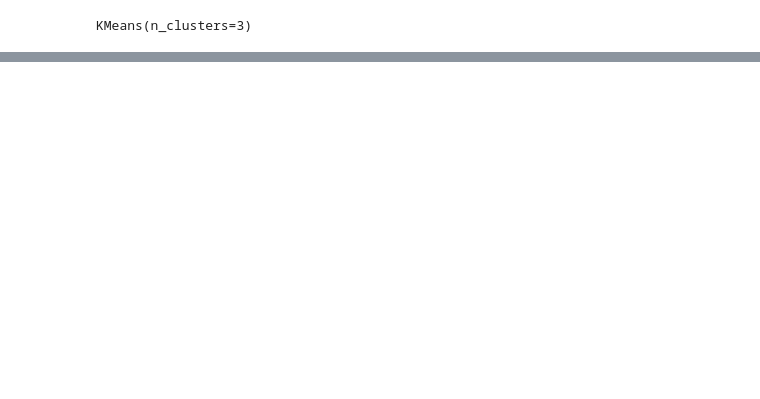
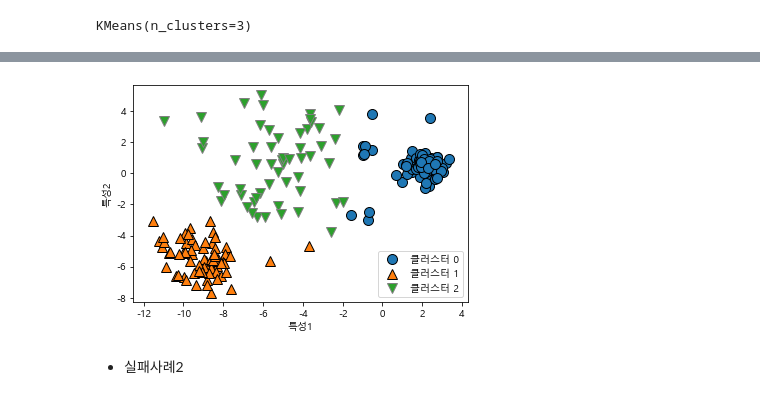
Before and after one commit to eeyeji/MachineLearning, a Jupyter notebook: 9일차/군집.ipynb, the cells around one changed output, grey strips where cells are left out. Drawn from its saved outputs; the diff is of its cells as text; code cells hidden in the pictures; blank space fills up the shorter version.

```diff
--- a/9일차/군집.ipynb
+++ b/9일차/군집.ipynb
@@ -52,0 +55,18 @@ mglearn.discrete_scatter(x[:,0], x[:,1], a, ax=axes[1])
+# %%
+x, y = make_blobs(n_samples=200, cluster_std=[1.0, 2.5, 0.5], random_state=170)
+# %%
+kmeans = KMeans(n_clusters=3, random_state=0)
+kmeans.fit(x)
+
+pred=kmeans.predict(x)
+# %%
+mglearn.discrete_scatter(x[:,0], x[:,1],pred)
+#                                                     최선의 위치에 범례를 줘라
+plt.legend(['클러스터 0', '클러스터 1', '클러스터 2'], loc='best')
+plt.xlabel('특성1')
+plt.ylabel('특성2')
+plt.show()
+# %% [output]
+[figure, added]
+# %% [markdown]
+- 실패사례2
```
Also changed, not shown: parts of 6 cells of this notebook.
